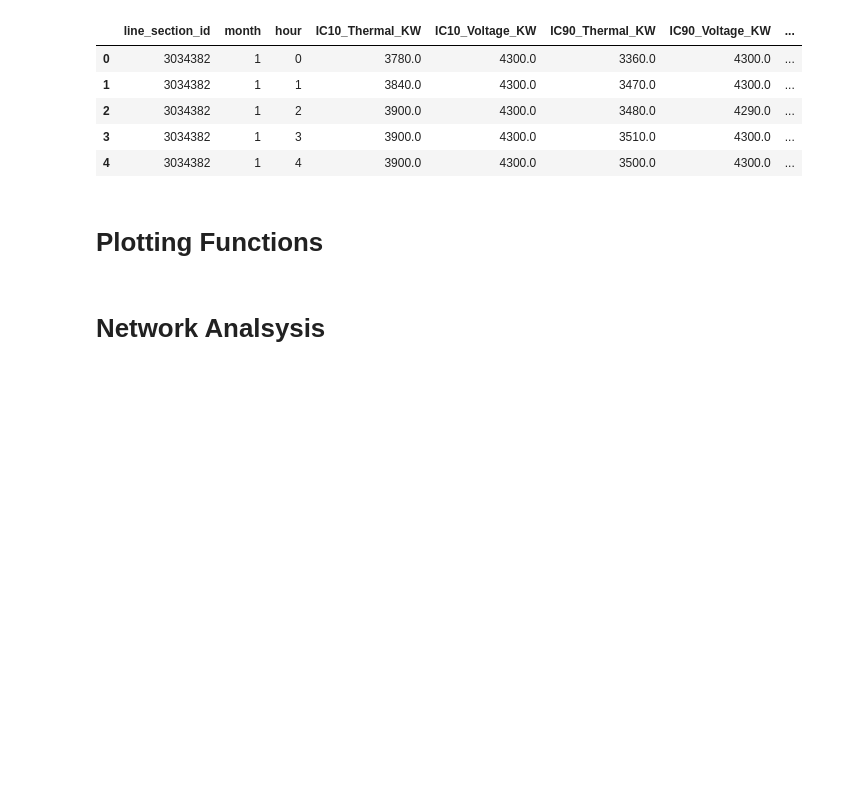
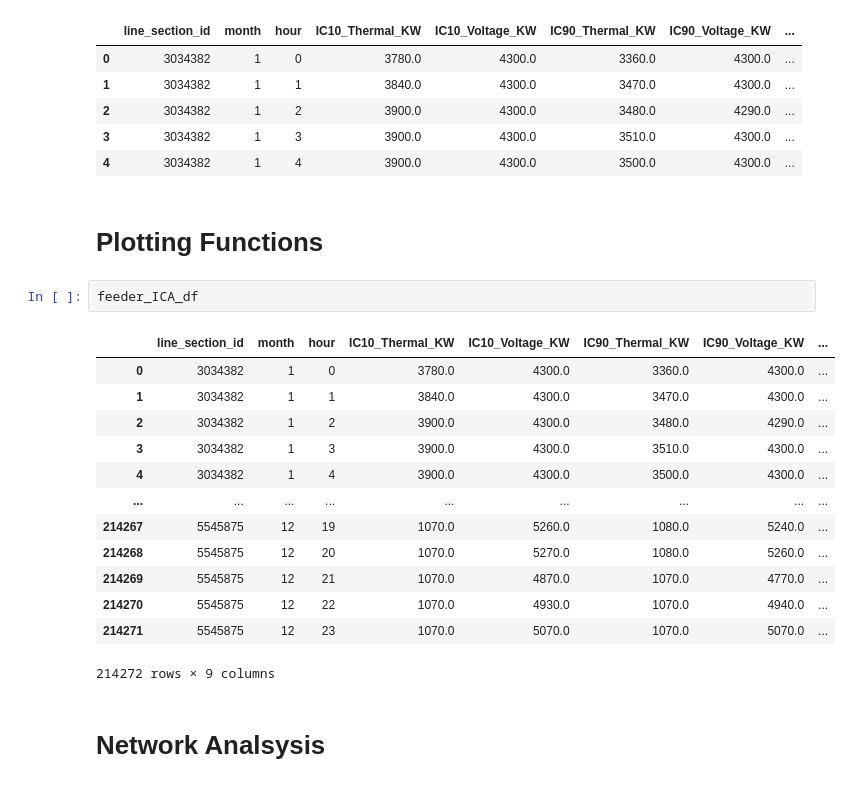
Before and after one commit to lazlop/OptimalChargerPlacement, a Jupyter notebook: notebooks/gridDataAnalysis.ipynb, the cells around one changed output. Drawn from its saved outputs; the diff is of its cells as text; blank space fills up the shorter version.

```diff
--- a/notebooks/gridDataAnalysis.ipynb
+++ b/notebooks/gridDataAnalysis.ipynb
@@ -130,6 +129,22 @@ Loaded 012011109.parquet with 214272 rows and 9 columns.
 | 4 | 3034382 | 1 | 4 | 3900.0 | 4300.0 | 3500.0 | 4300.0 | ... |
 # %% [markdown]
 # Plotting Functions
+# %%
+feeder_ICA_df
+# %% [output]
+|  | line_section_id | month | hour | IC10_Thermal_KW | IC10_Voltage_KW | IC90_Thermal_KW | IC90_Voltage_KW | ... |
+| 0 | 3034382 | 1 | 0 | 3780.0 | 4300.0 | 3360.0 | 4300.0 | ... |
+| 1 | 3034382 | 1 | 1 | 3840.0 | 4300.0 | 3470.0 | 4300.0 | ... |
+| 2 | 3034382 | 1 | 2 | 3900.0 | 4300.0 | 3480.0 | 4290.0 | ... |
+| 3 | 3034382 | 1 | 3 | 3900.0 | 4300.0 | 3510.0 | 4300.0 | ... |
+| 4 | 3034382 | 1 | 4 | 3900.0 | 4300.0 | 3500.0 | 4300.0 | ... |
+| ... | ... | ... | ... | ... | ... | ... | ... | ... |
+| 214267 | 5545875 | 12 | 19 | 1070.0 | 5260.0 | 1080.0 | 5240.0 | ... |
+| 214268 | 5545875 | 12 | 20 | 1070.0 | 5270.0 | 1080.0 | 5260.0 | ... |
+| 214269 | 5545875 | 12 | 21 | 1070.0 | 4870.0 | 1070.0 | 4770.0 | ... |
+| 214270 | 5545875 | 12 | 22 | 1070.0 | 4930.0 | 1070.0 | 4940.0 | ... |
+| 214271 | 5545875 | 12 | 23 | 1070.0 | 5070.0 | 1070.0 | 5070.0 | ... |
+214272 rows × 9 columns
 # %% [markdown]
 # Network Analsysis
 # %%
```
Also changed, not shown: parts of 1 cell of this notebook, 2 other files.
